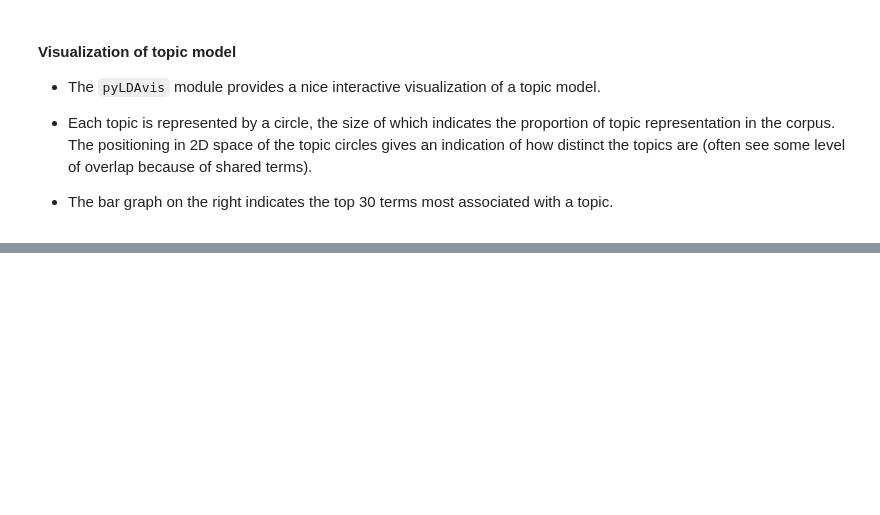
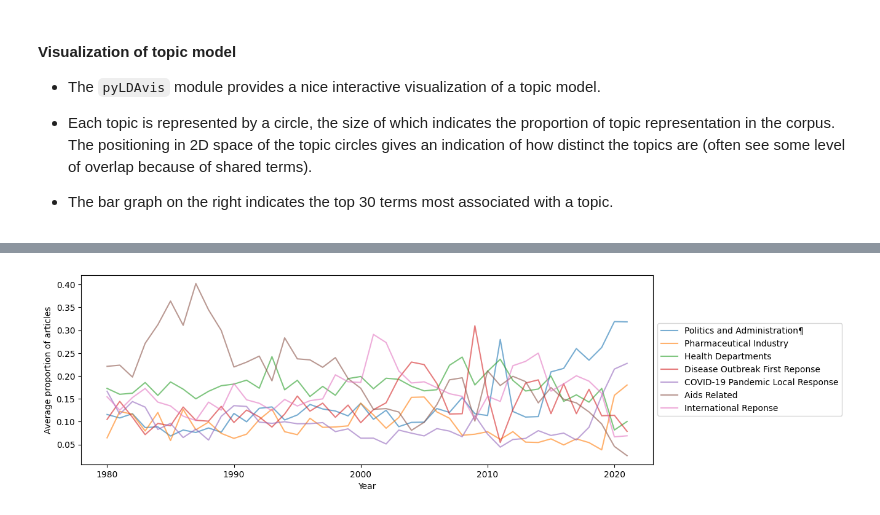
Before and after one commit to mykoal/covid-media-nlp, a Jupyter notebook: dynamic_topic_modeling.ipynb, the cells around one changed output, grey strips where cells are left out. Drawn from its saved outputs; the diff is of its cells as text; code cells hidden in the pictures; blank space fills up the shorter version.

```diff
--- a/dynamic_topic_modeling.ipynb
+++ b/dynamic_topic_modeling.ipynb
@@ -161,0 +155,23 @@ AttributeError: 'CountVectorizer' object has no attribute 'token2id'
+# %%
+topic_labels_str = '''Topic 1: Politics and Administration¶
+Topic 2: Pharmaceutical Industry
+Topic 3: Health Departments
+Topic 4: Disease Outbreak First Reponse
+Topic 5: COVID-19 Pandemic Local Response
+Topic 6: Aids Related
+Topic 7: International Reponse'''
+
+topic_labels = [label.strip().split(': ')[1] for label in topic_labels_str.split('\n')]
+
+topic_df=pd.DataFrame(tm, columns=topic_labels)
+years = [pd.to_datetime(art['pubdate']).year for art in combined_corpus]
+topic_df['year']=years
+ax=topic_df.set_index('year').groupby('year').agg('mean').sort_index().plot(style='-', figsize=(12,4), alpha=0.6)
+
+ax.legend(loc='center left', bbox_to_anchor=(1, 0.5))
+
+ax.set_xlabel('Year')
+ax.set_ylabel('Average proportion of articles')
+plt.show()
+# %% [output]
+[figure, added]
```
Also changed, not shown: parts of 5 cells of this notebook, 3 other files.
